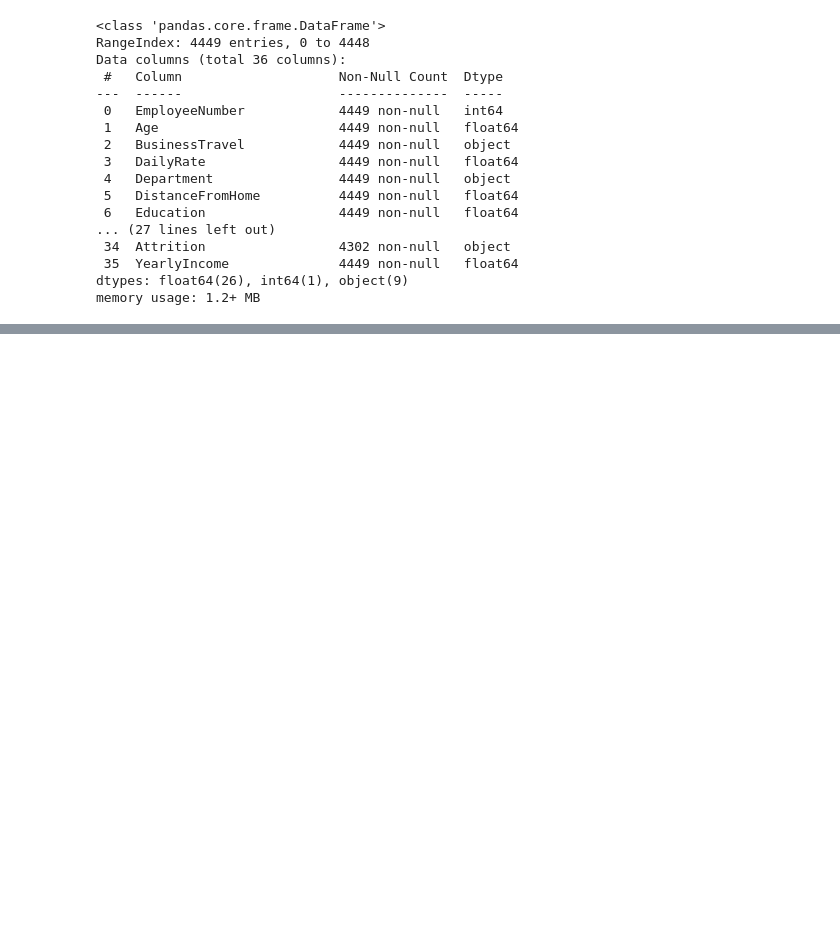
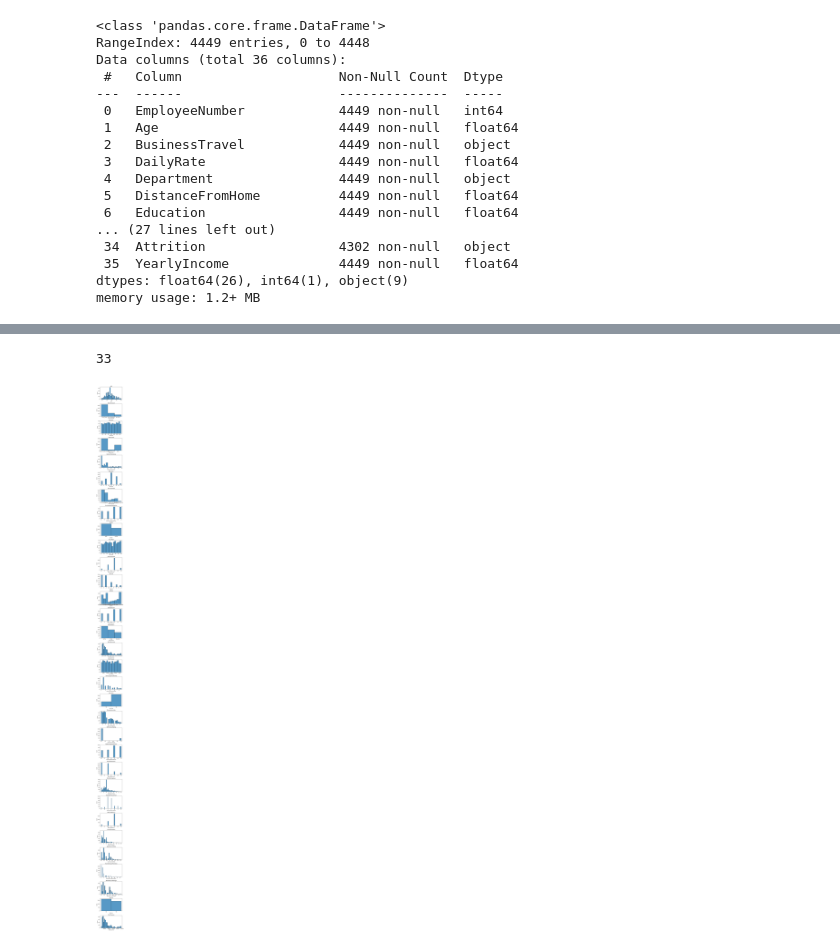
Before and after one commit to ARPDATA11/Klasyfikacja, a Jupyter notebook: Projekt.ipynb, the cells around one changed output, grey strips where cells are left out. Saved outputs shown, nothing was run; the diff lists cells and outputs as text; code cells hidden in the pictures; blank space fills up the shorter version.

```diff
--- a/Projekt.ipynb
+++ b/Projekt.ipynb
@@ -777,0 +342,4 @@ X_train.isnull()
+# %%
+#calculation of median for each column in outliers
+for column in outliers.columns:
+    calculate_Median(outliers[column], column)
@@ -777,0 +403,4 @@ X_train.isnull()
+# %%
+# Median value for "Age"
+medianAge = np.median(train_DF['Age'])
+medianAge
@@ -777,0 +414,6 @@ X_train.isnull()
+# %%
+# outliers removing from Age column by median method
+train_DF.loc[train_DF['Age']>60, 'Age'] = medianAge
+
+# for X_test medianAge from train_DF dataset will be used as same
+X_test.loc[X_test['Age']>60, 'Age'] = medianAge
@@ -777,0 +484,27 @@ X_train.isnull()
+# %%
+columns_to_plot = ['Age', 'BusinessTravel', 'DailyRate', 'Department',
+       'DistanceFromHome', 'Education', 'EducationField',
+       'EnvironmentSatisfaction', 'Gender', 'HourlyRate', 'JobInvolvement',
+       'JobLevel', 'JobRole', 'JobSatisfaction', 'MaritalStatus',
+       'MonthlyIncome', 'MonthlyRate', 'NumCompaniesWorked', 'OverTime',
+       'PercentSalaryHike', 'PerformanceRating', 'RelationshipSatisfaction',
+       'StockOptionLevel', 'TotalWorkingYears', 'TrainingTimesLastYear',
+       'WorkLifeBalance', 'YearsAtCompany', 'YearsInCurrentRole',
+       'YearsSinceLastPromotion', 'YearsWithCurrManager', 'Attrition',
+       'YearlyIncome']
+# %%
+len(columns_to_plot)
+# %% [output]
+33
+# %%
+# histograms for train_DF
+
+fig, axes = plt.subplots(nrows=len(columns_to_plot), figsize = (5,3*len(columns_to_plot)))
+
+for i, column in enumerate (columns_to_plot):
+    sns.histplot(data=train_DF, x=column, ax=axes[i])
+    axes[i].set_title(column)
+plt.tight_layout()
+plt.show()
+# %% [output]
+[figure, added]
```
Also changed, not shown: parts of 178 cells of this notebook, 4 other files.
